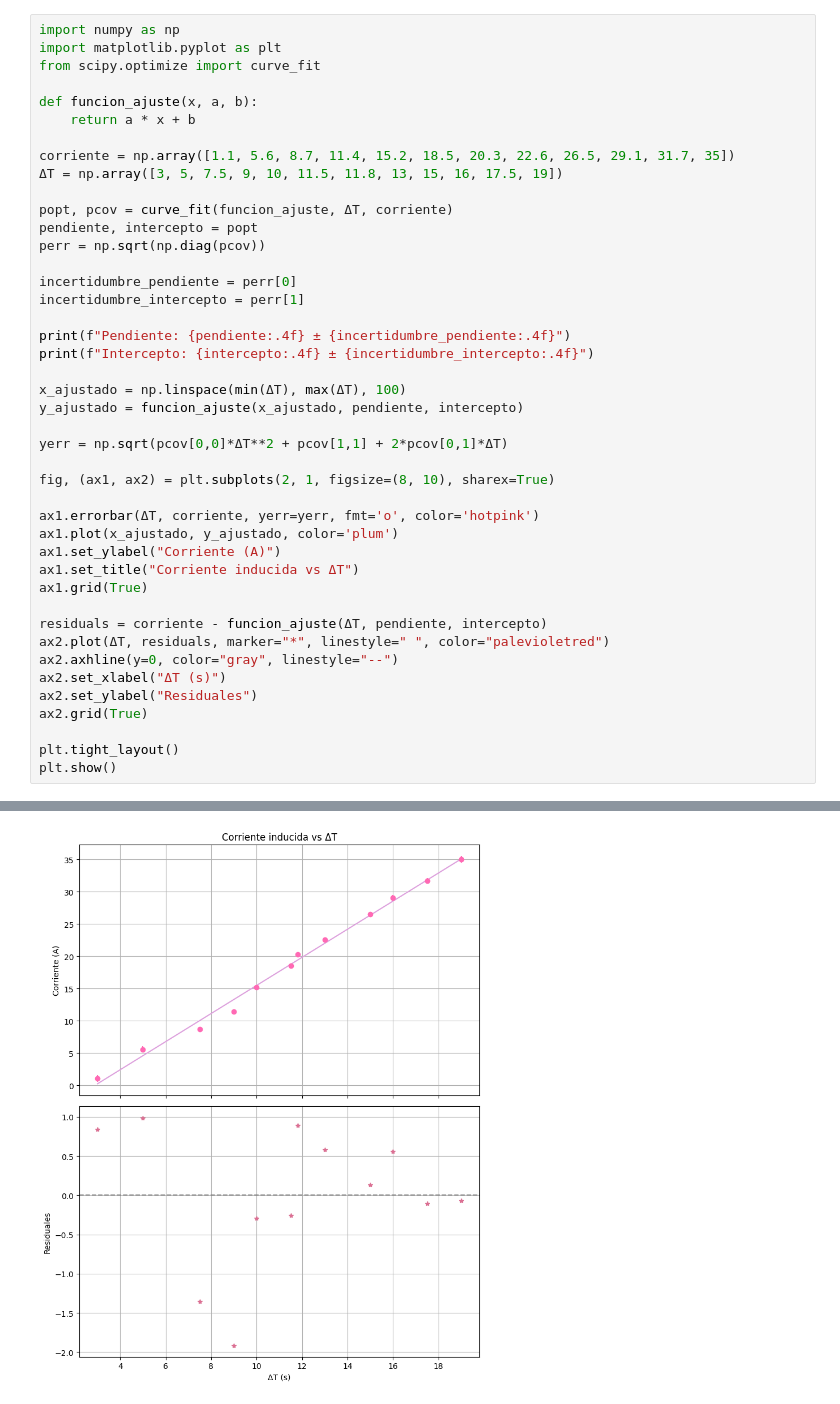
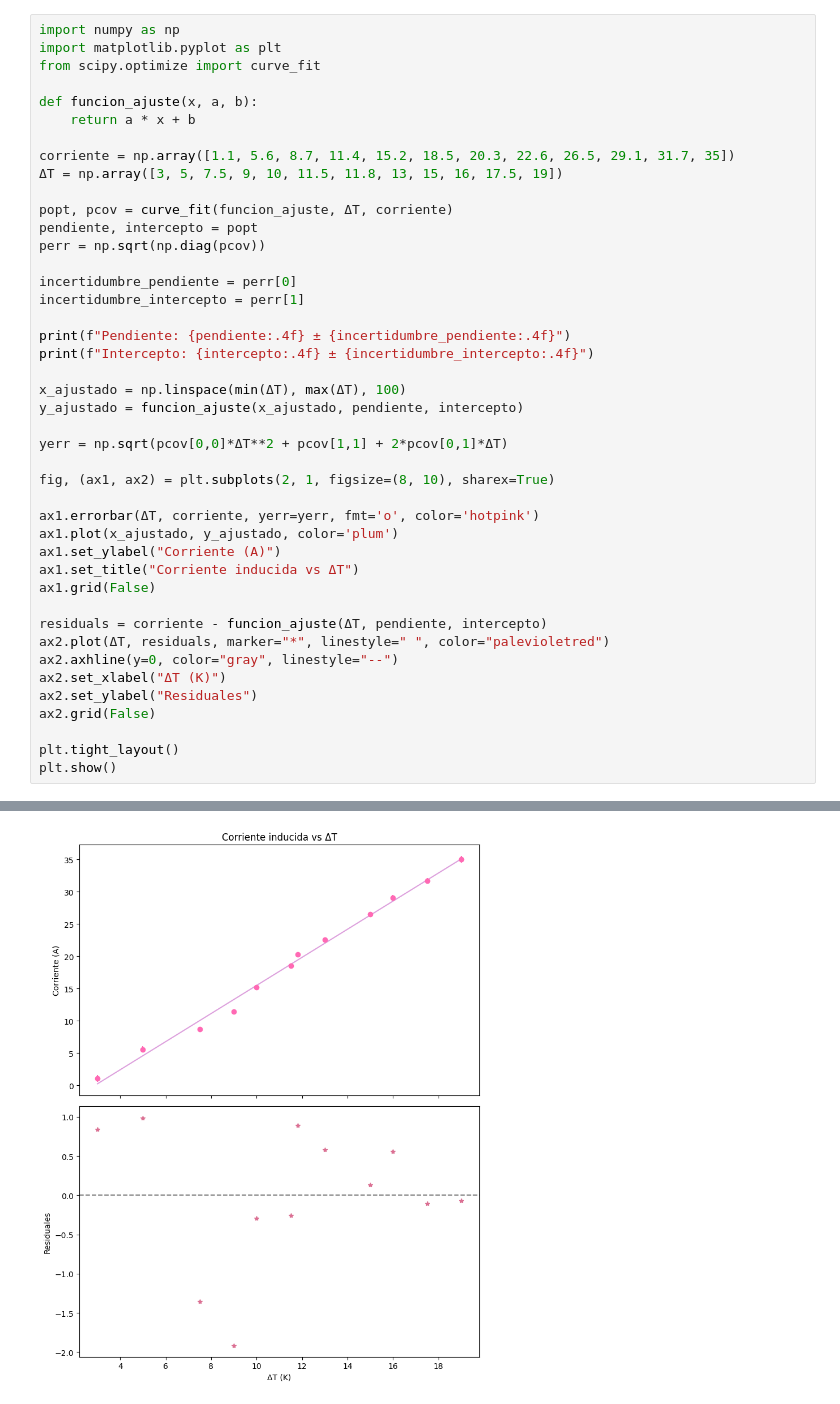
Before and after one commit to mafegomez-c/Laboratorio-fisica-moderna, a Jupyter notebook: Termogenerador.ipynb, the cells around one changed output, grey strips where cells are left out. Drawn from its saved outputs; the diff is of its cells as text.

```diff
--- a/Termogenerador.ipynb
+++ b/Termogenerador.ipynb
@@ -62,37 +62,37 @@ pendiente, intercepto = popt
 perr = np.sqrt(np.diag(pcov))
 
 incertidumbre_pendiente = perr[0]
 incertidumbre_intercepto = perr[1]
 
 print(f"Pendiente: {pendiente:.4f} ± {incertidumbre_pendiente:.4f}")
 print(f"Intercepto: {intercepto:.4f} ± {incertidumbre_intercepto:.4f}")
 
 x_ajustado = np.linspace(min(ΔT), max(ΔT), 100)
 y_ajustado = funcion_ajuste(x_ajustado, pendiente, intercepto)
 
 yerr = np.sqrt(pcov[0,0]*ΔT**2 + pcov[1,1] + 2*pcov[0,1]*ΔT)
 
 fig, (ax1, ax2) = plt.subplots(2, 1, figsize=(8, 10), sharex=True)
 
 ax1.errorbar(ΔT, corriente, yerr=yerr, fmt='o', color='hotpink')
 ax1.plot(x_ajustado, y_ajustado, color='plum')
 ax1.set_ylabel("Corriente (A)")
 ax1.set_title("Corriente inducida vs ΔT")
-ax1.grid(True)
+ax1.grid(False)
 
 residuals = corriente - funcion_ajuste(ΔT, pendiente, intercepto)
 ax2.plot(ΔT, residuals, marker="*", linestyle=" ", color="palevioletred")
 ax2.axhline(y=0, color="gray", linestyle="--")
-ax2.set_xlabel("ΔT (s)")
+ax2.set_xlabel("ΔT (K)")
 ax2.set_ylabel("Residuales")
-ax2.grid(True)
+ax2.grid(False)
 
 plt.tight_layout()
 plt.show()
 # %% [output]
 Pendiente: 2.1756 ± 0.0575
 Intercepto: -6.2658 ± 0.7160
-[figure, old version]
+[figure, new version]
 # %%
 import numpy as np
 import matplotlib.pyplot as plt
```
Also changed, not shown: parts of 3 cells of this notebook.
